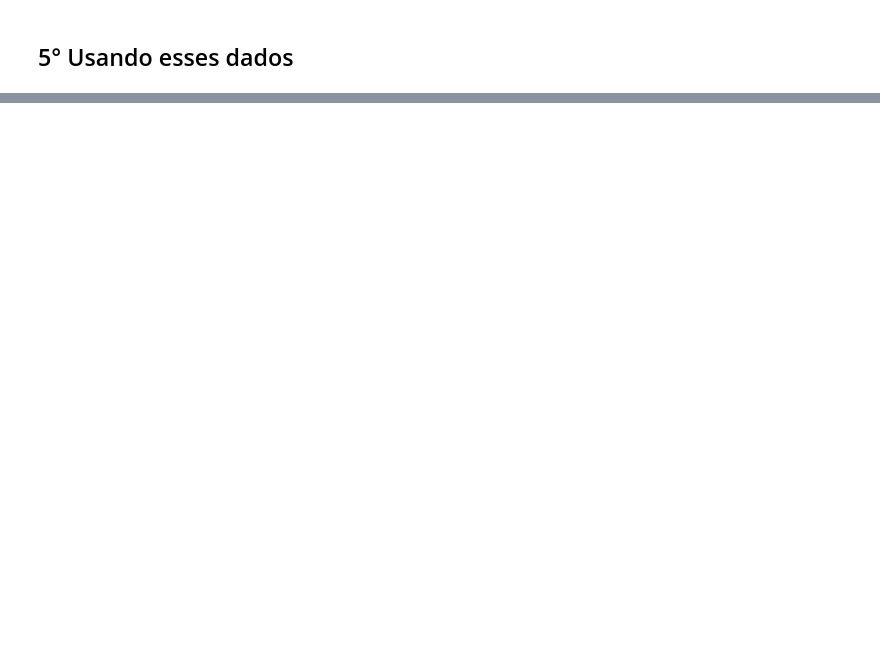
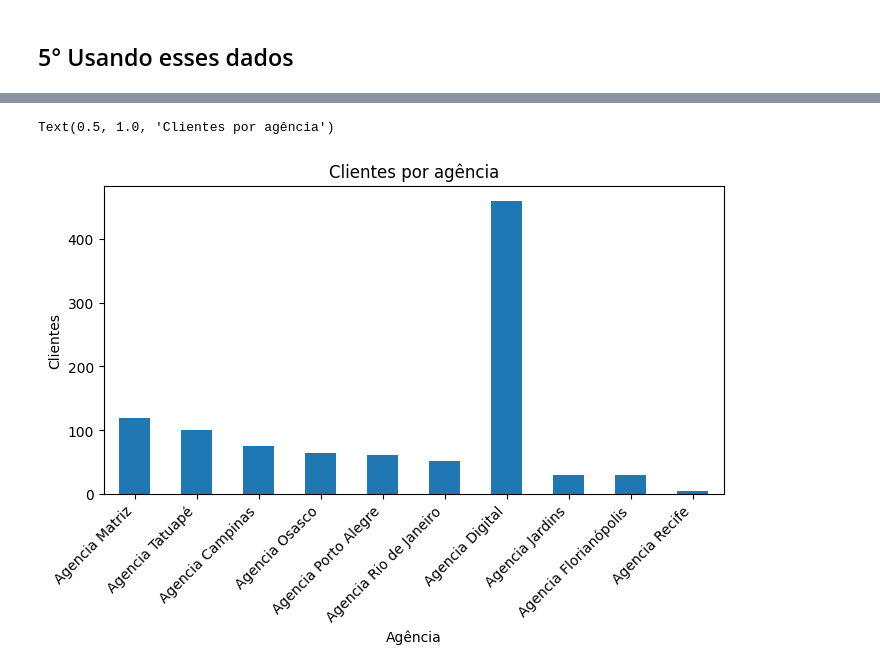
Before and after one commit to renanpan/Projeto_banco_KPI, a Jupyter notebook: lighthouse_DA_project.ipynb, the cells around one changed output, grey strips where cells are left out. Saved outputs shown, nothing was run; the diff lists cells and outputs as text; code cells hidden in the pictures; blank space fills up the shorter version.

```diff
--- a/lighthouse_DA_project.ipynb
+++ b/lighthouse_DA_project.ipynb
@@ -464,0 +393,12 @@ dtype: int64
+# %%
+#Quantos clientes por agência?
+clientes_por_agencia = contas.groupby('cod_agencia')['cod_cliente'].count()
+plt.figure(figsize=[8,4])
+clientes_por_agencia.plot(kind='bar')
+plt.ylabel("Clientes")
+plt.xlabel('Agência')
+plt.xticks(range(len(nome_agencias)), nome_agencias, rotation=45, ha='right')
+plt.title('Clientes por agência')
+# %% [output]
+Text(0.5, 1.0, 'Clientes por agência')
+[figure, added]
```
Also changed, not shown: parts of 28 cells of this notebook.
